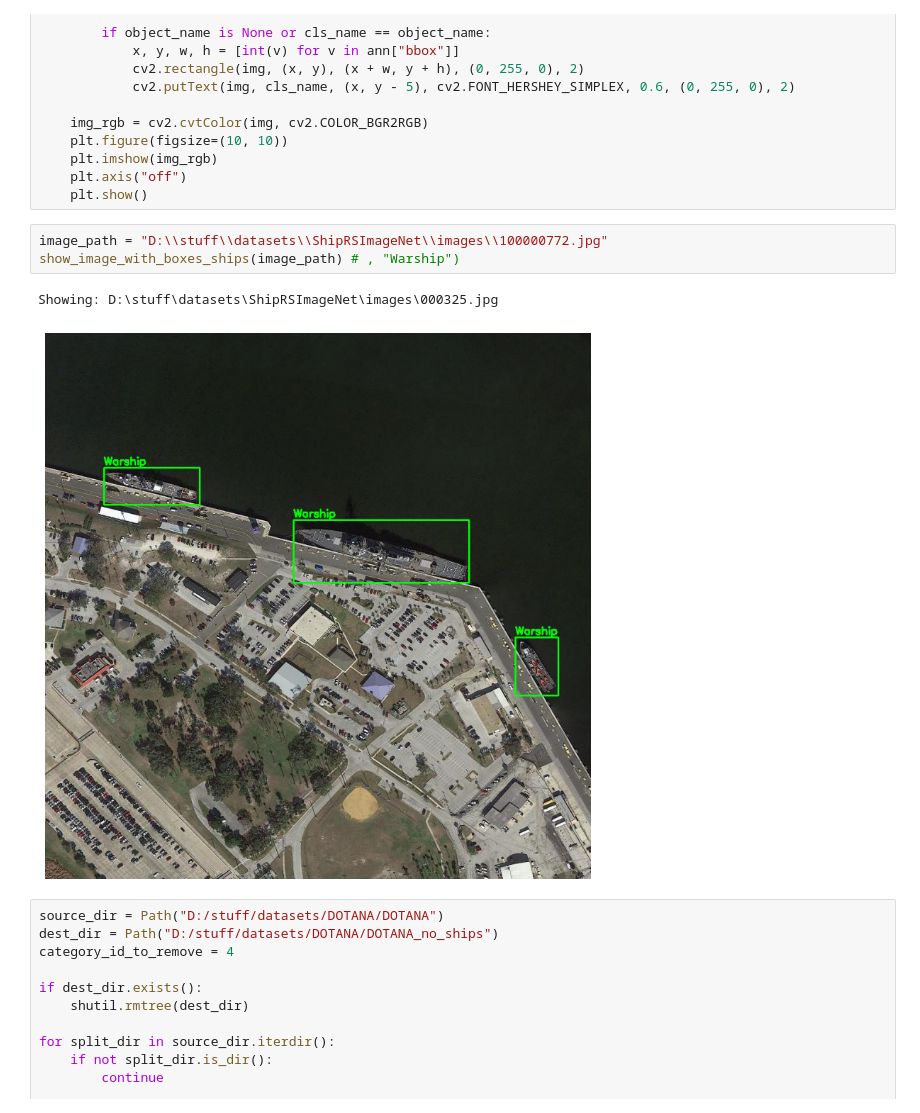
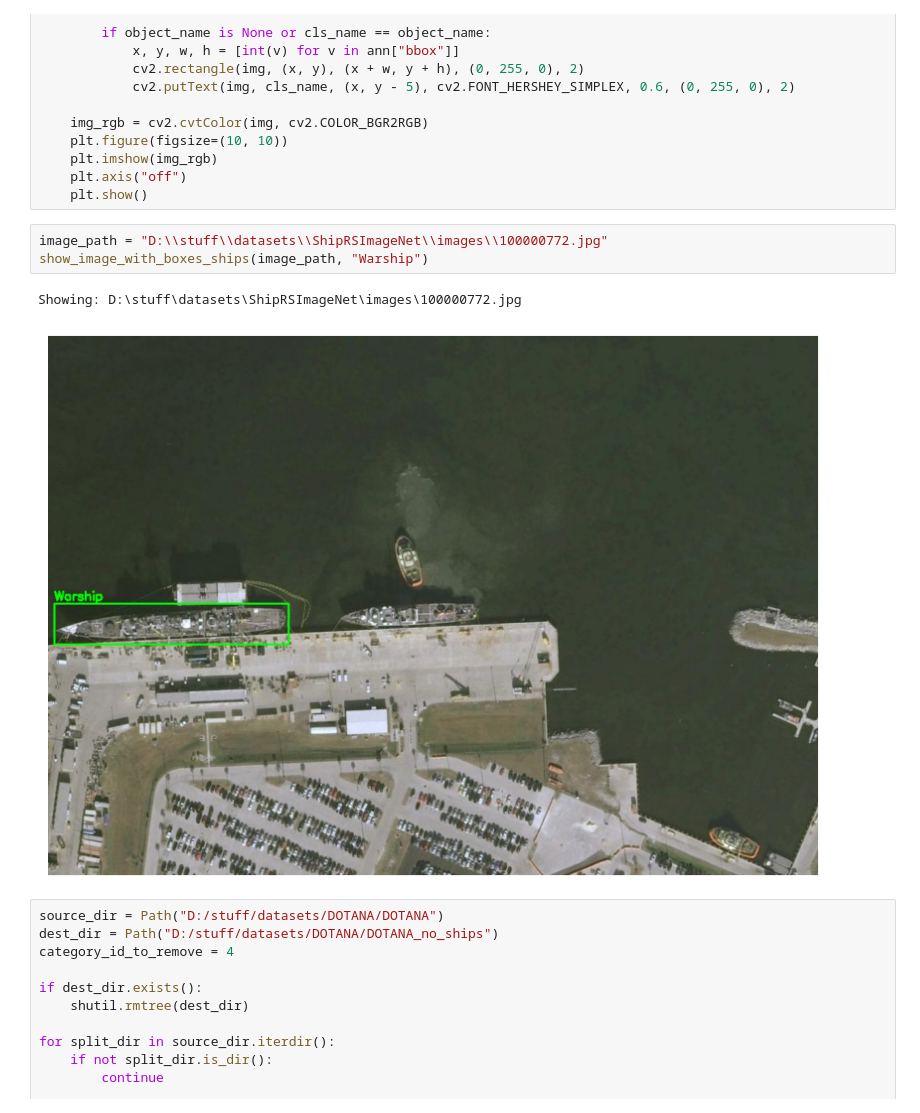
Before and after one commit to mateusz29/qgis-yolo-plugin, a Jupyter notebook: train/dataset/data_exploration.ipynb, the cells around one changed output. Cells and saved outputs as stored; diff of their text form.

```diff
--- a/train/dataset/data_exploration.ipynb
+++ b/train/dataset/data_exploration.ipynb
@@ -63,10 +91,10 @@ def show_image_with_boxes_ships(image_path, object_name=None):
     plt.show()
 # %%
 image_path = "D:\\stuff\\datasets\\ShipRSImageNet\\images\\100000772.jpg"
-show_image_with_boxes_ships(image_path) # , "Warship")
+show_image_with_boxes_ships(image_path, "Warship")
 # %% [output]
-Showing: D:\stuff\datasets\ShipRSImageNet\images\000325.jpg
+Showing: D:\stuff\datasets\ShipRSImageNet\images\100000772.jpg
-[figure, old version]
+[figure, new version]
 # %%
 source_dir = Path("D:/stuff/datasets/DOTANA/DOTANA")
 dest_dir = Path("D:/stuff/datasets/DOTANA/DOTANA_no_ships")
```
Also changed, not shown: parts of 2 cells of this notebook, 1 other file.
